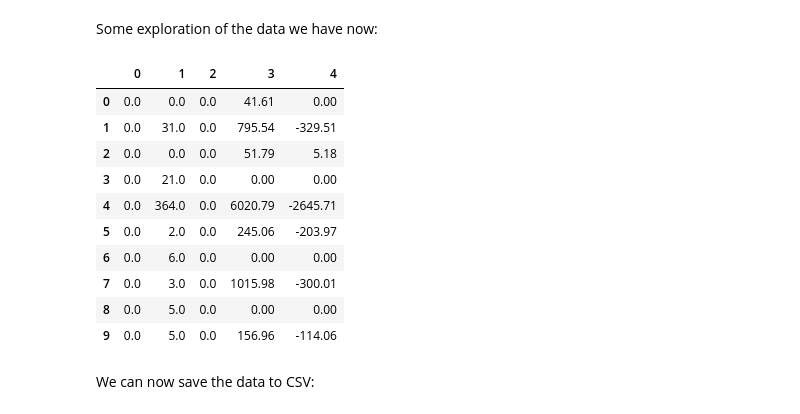
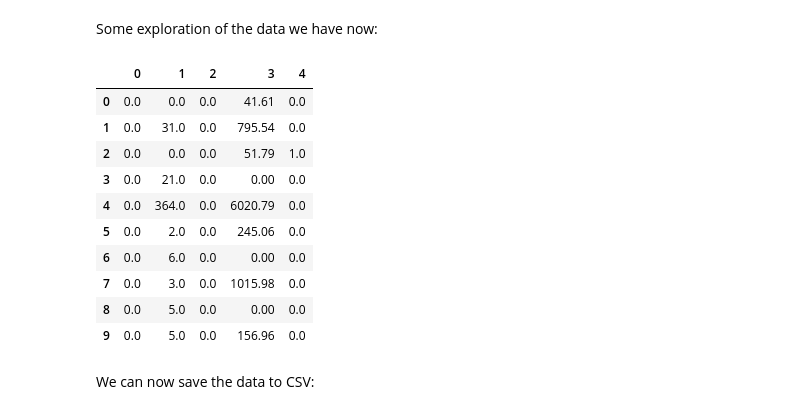
Before and after one commit to ArdaGunay99/starter-predictive-process-monitoring-main, a Jupyter notebook: python/PredictOverspentAmount.ipynb, the cells around one changed output. Drawn from its saved outputs; the diff is of its cells as text; code cells hidden in the pictures.

Commit message:
divided data into regression and classification

```diff
--- a/python/PredictOverspentAmount.ipynb
+++ b/python/PredictOverspentAmount.ipynb
@@ -24,3 +23,5 @@ travel_prefixes = pm4py.filtering.filter_prefixes(travel_permits, 'Start trip')
+# %%
+travel_prefixes = pm4py.filtering.filter_prefixes(travel_permits, 'Start trip')
 # %%
 #quick check to see if we got what we wanted
 i = 39
@@ -57,10 +58,12 @@ decl_bools.shape
 # %% [markdown]
 Now extract the features we are interested in from the prefixes:
 # %%
-data, _ = log_to_features.apply(travel_prefixes, parameters={'num_tr_attr': ["RequestedBudget","OverspentAmount"]})
+data_regr, _ = log_to_features.apply(travel_prefixes, parameters={'num_tr_attr': ["RequestedBudget","OverspentAmount"]})
+data_class, _ = log_to_features.apply(travel_prefixes, parameters={'num_tr_attr': ["RequestedBudget","Overspent"]})
 
-data = np.array(data).round(2)
-data.shape
+data_regre = np.array(data_regr).round(2)
+data_class = np.array(data_class).round(2)
+data_class.shape
 # %% [output]
 (7065, 2)
 # %% [markdown]
@@ -102,28 +105,27 @@ perm_durations.shape
 # %% [markdown]
 Now we merge all the features we extracted into one dataframe
 # %%
-final_data = np.concatenate((decl_bools, trip_durations, perm_durations, data), axis=1)
-#switch the trip duration index with the overspent amount, since overspent amount is what we want to predict, so it's more intuitive
-#final_data[:,[-1,-3]] = final_data[:,[-3,-1]]
-final_data.shape
+final_data_regr = np.absolute(np.concatenate((decl_bools, trip_durations, perm_durations, data_regr), axis=1))
+final_data_class = np.concatenate((decl_bools, trip_durations, perm_durations, data_class), axis=1)
+final_data_class.shape
 # %% [output]
 (7065, 5)
 # %% [markdown]
 Some exploration of the data we have now:
 # %%
-pd.DataFrame(data=final_data[:10,:])
+pd.DataFrame(data=final_data_class[:10,:])
 # %% [output]
 |  | 0 | 1 | 2 | 3 | 4 |
-| 0 | 0.0 | 0.0 | 0.0 | 41.61 | 0.00 |
-| 1 | 0.0 | 31.0 | 0.0 | 795.54 | -329.51 |
-| 2 | 0.0 | 0.0 | 0.0 | 51.79 | 5.18 |
-| 3 | 0.0 | 21.0 | 0.0 | 0.00 | 0.00 |
-| 4 | 0.0 | 364.0 | 0.0 | 6020.79 | -2645.71 |
-| 5 | 0.0 | 2.0 | 0.0 | 245.06 | -203.97 |
-| 6 | 0.0 | 6.0 | 0.0 | 0.00 | 0.00 |
-| 7 | 0.0 | 3.0 | 0.0 | 1015.98 | -300.01 |
-| 8 | 0.0 | 5.0 | 0.0 | 0.00 | 0.00 |
-| 9 | 0.0 | 5.0 | 0.0 | 156.96 | -114.06 |
+| 0 | 0.0 | 0.0 | 0.0 | 41.61 | 0.0 |
+| 1 | 0.0 | 31.0 | 0.0 | 795.54 | 0.0 |
+| 2 | 0.0 | 0.0 | 0.0 | 51.79 | 1.0 |
+| 3 | 0.0 | 21.0 | 0.0 | 0.00 | 0.0 |
+| 4 | 0.0 | 364.0 | 0.0 | 6020.79 | 0.0 |
+| 5 | 0.0 | 2.0 | 0.0 | 245.06 | 0.0 |
+| 6 | 0.0 | 6.0 | 0.0 | 0.00 | 0.0 |
+| 7 | 0.0 | 3.0 | 0.0 | 1015.98 | 0.0 |
+| 8 | 0.0 | 5.0 | 0.0 | 0.00 | 0.0 |
+| 9 | 0.0 | 5.0 | 0.0 | 156.96 | 0.0 |
 # %% [markdown]
 We can now save the data to CSV:
 # %%
```
Also changed, not shown: parts of 23 cells of this notebook, 2 other files.
